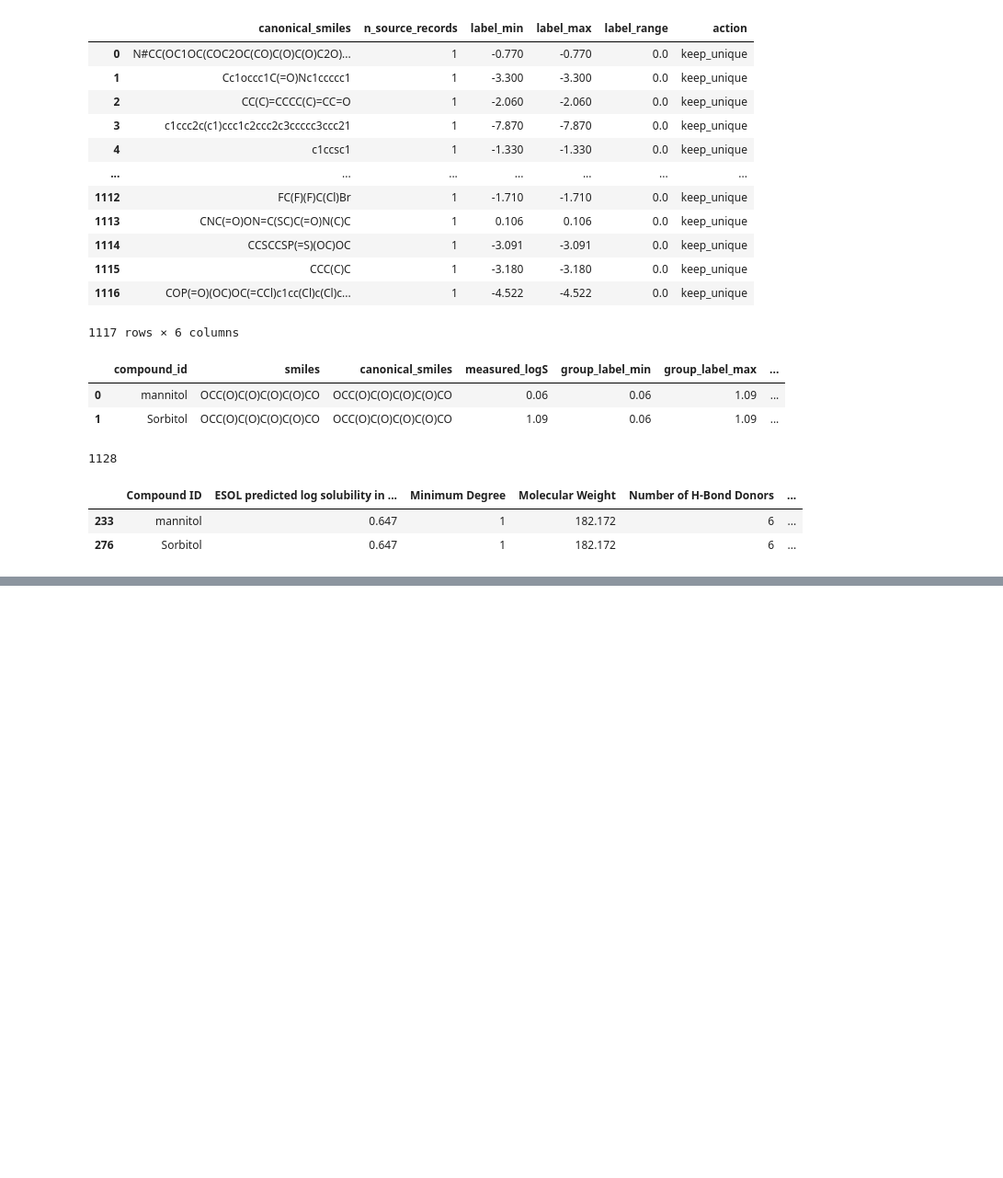
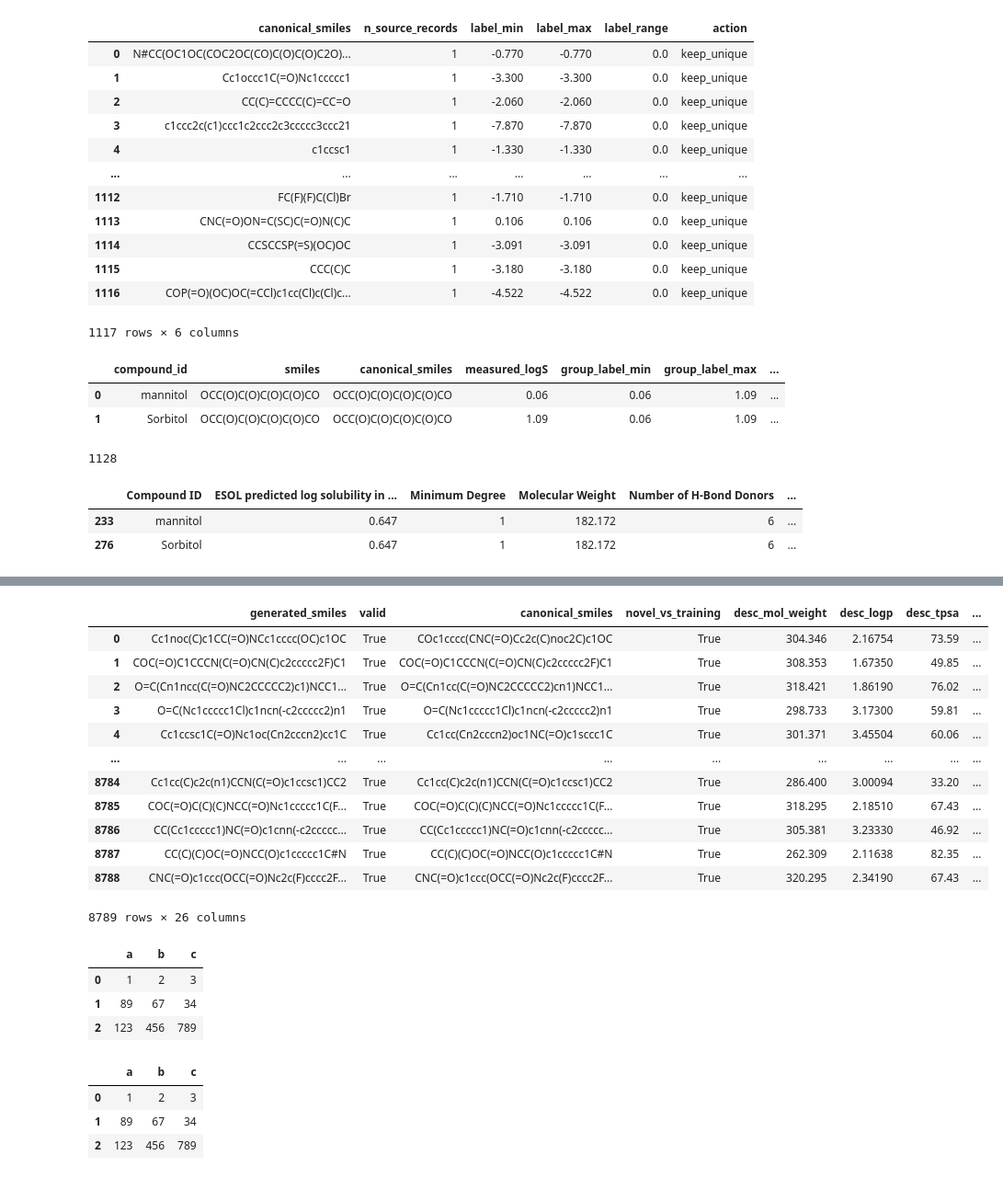
Before and after one commit to Temuge08/molecular-solubility-ml, a Jupyter notebook: pythondd.ipynb, the cells around one changed output, grey strips where cells are left out. Shown at 92% size. Cells and saved outputs as stored; diff of their text form; code cells hidden in the pictures; blank space fills up the shorter version.

```diff
--- a/pythondd.ipynb
+++ b/pythondd.ipynb
@@ -100,0 +135,31 @@ delanay[delanay['Compound ID'].isin(['mannitol', 'Sorbitol'])]
+# %%
+vae_gen_scr = pd.read_csv('/Data/temuge/cov19/drugdevelopment_pp/molecular_admet/data/generation/processed/vae_generated_screened.csv')
+vae_gen_scr
+# %% [output]
+|  | generated_smiles | valid | canonical_smiles | novel_vs_training | desc_mol_weight | desc_logp | desc_tpsa | ... |
+| 0 | Cc1noc(C)c1CC(=O)NCc1cccc(OC)c1OC | True | COc1cccc(CNC(=O)Cc2c(C)noc2C)c1OC | True | 304.346 | 2.16754 | 73.59 | ... |
+| 1 | COC(=O)C1CCCN(C(=O)CN(C)c2ccccc2F)C1 | True | COC(=O)C1CCCN(C(=O)CN(C)c2ccccc2F)C1 | True | 308.353 | 1.67350 | 49.85 | ... |
+| 2 | O=C(Cn1ncc(C(=O)NC2CCCCC2)c1)NCC1... | True | O=C(Cn1cc(C(=O)NC2CCCCC2)cn1)NCC1... | True | 318.421 | 1.86190 | 76.02 | ... |
+| 3 | O=C(Nc1ccccc1Cl)c1ncn(-c2ccccc2)n1 | True | O=C(Nc1ccccc1Cl)c1ncn(-c2ccccc2)n1 | True | 298.733 | 3.17300 | 59.81 | ... |
+| 4 | Cc1ccsc1C(=O)Nc1oc(Cn2cccn2)cc1C | True | Cc1cc(Cn2cccn2)oc1NC(=O)c1sccc1C | True | 301.371 | 3.45504 | 60.06 | ... |
+| ... | ... | ... | ... | ... | ... | ... | ... | ... |
+| 8784 | Cc1cc(C)c2c(n1)CCN(C(=O)c1ccsc1)CC2 | True | Cc1cc(C)c2c(n1)CCN(C(=O)c1ccsc1)CC2 | True | 286.400 | 3.00094 | 33.20 | ... |
+| 8785 | COC(=O)C(C)(C)NCC(=O)Nc1ccccc1C(F... | True | COC(=O)C(C)(C)NCC(=O)Nc1ccccc1C(F... | True | 318.295 | 2.18510 | 67.43 | ... |
+| 8786 | CC(Cc1ccccc1)NC(=O)c1cnn(-c2ccccc... | True | CC(Cc1ccccc1)NC(=O)c1cnn(-c2ccccc... | True | 305.381 | 3.23330 | 46.92 | ... |
+| 8787 | CC(C)(C)OC(=O)NCC(O)c1ccccc1C#N | True | CC(C)(C)OC(=O)NCC(O)c1ccccc1C#N | True | 262.309 | 2.11638 | 82.35 | ... |
+| 8788 | CNC(=O)c1ccc(OCC(=O)Nc2c(F)cccc2F... | True | CNC(=O)c1ccc(OCC(=O)Nc2c(F)cccc2F... | True | 320.295 | 2.34190 | 67.43 | ... |
+8789 rows × 26 columns
+# %%
+pd.DataFrame([{'a': 1, 'b':2, 'c':3}, {'a': 89, 'b':67, 'c':34}, {'a': 123, 'b':456, 'c':789}])
+# %% [output]
+|  | a | b | c |
+| 0 | 1 | 2 | 3 |
+| 1 | 89 | 67 | 34 |
+| 2 | 123 | 456 | 789 |
+# %%
+pd.DataFrame({'a': [1,89, 123], 'b':[2, 67, 456], 'c':[3, 34, 789]})
+# %% [output]
+|  | a | b | c |
+| 0 | 1 | 2 | 3 |
+| 1 | 89 | 67 | 34 |
+| 2 | 123 | 456 | 789 |
```
Also changed, not shown: parts of 2 cells of this notebook, 47 other files.
